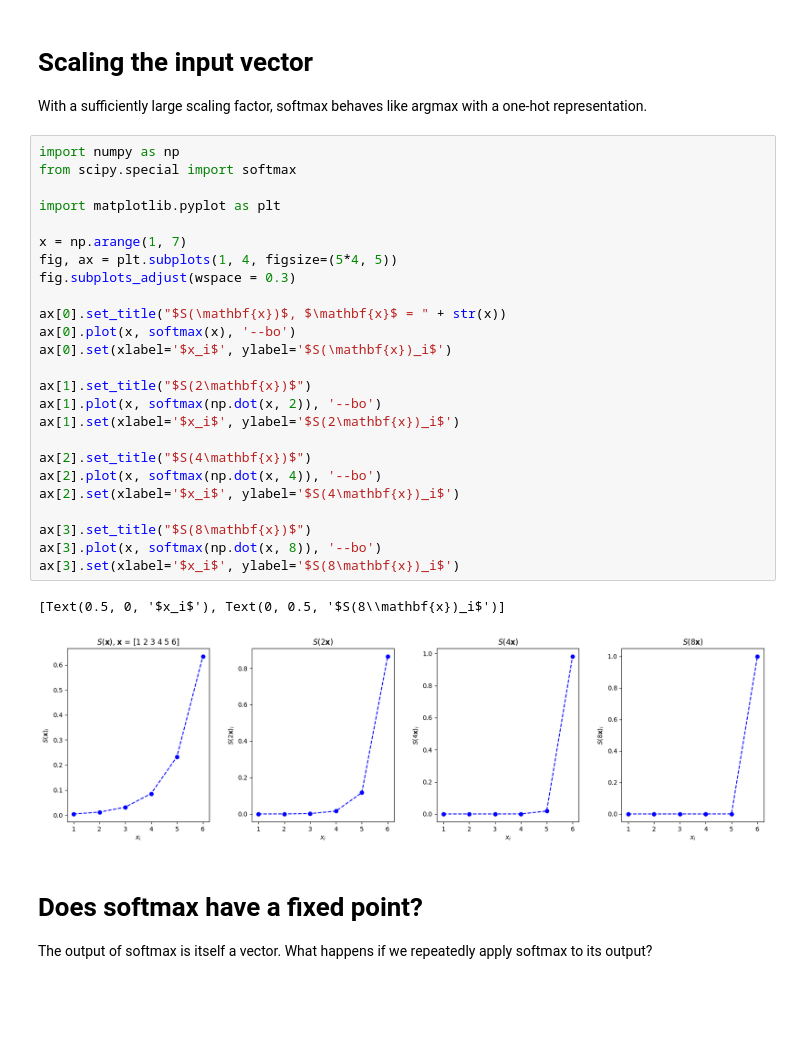
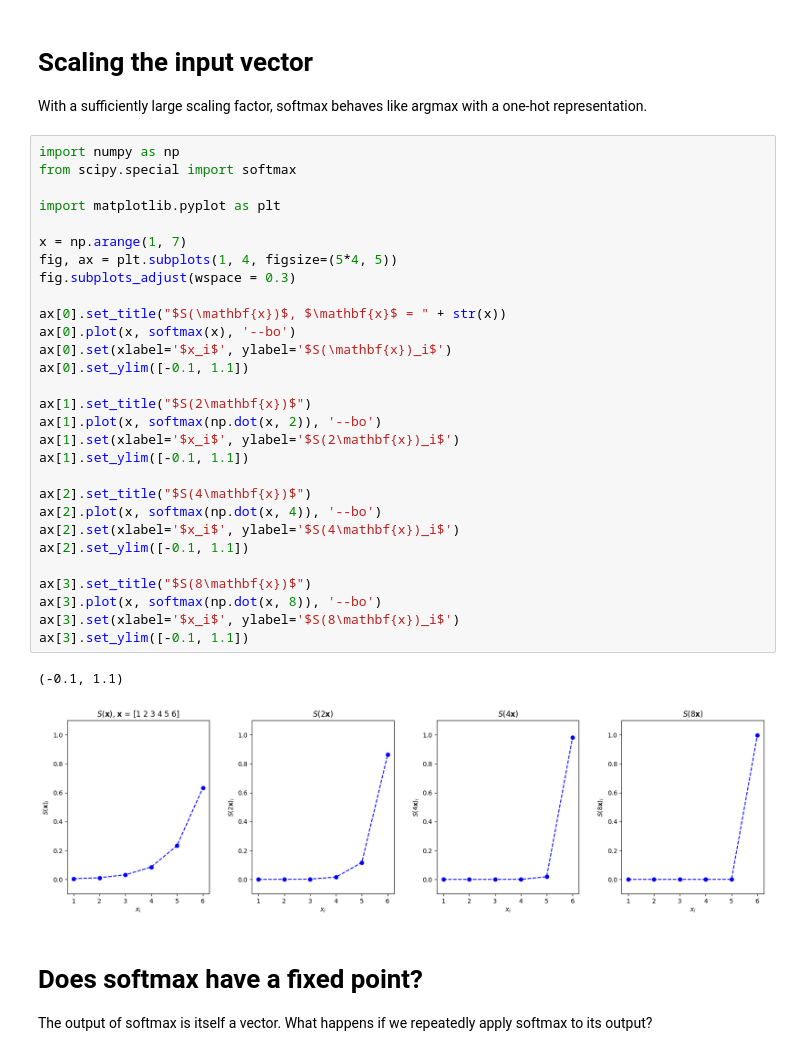
Before and after one commit to rbehjati/softmax, a Jupyter notebook: DissectingSoftmax.ipynb, the cells around one changed output. Saved outputs shown, nothing was run; the diff lists cells and outputs as text; blank space fills up the shorter version.

```diff
--- a/DissectingSoftmax.ipynb
+++ b/DissectingSoftmax.ipynb
@@ -106,31 +106,35 @@ With a sufficiently large scaling factor, softmax behaves like argmax with a one
 # %%
 import numpy as np
 from scipy.special import softmax
 
 import matplotlib.pyplot as plt
 
 x = np.arange(1, 7)
 fig, ax = plt.subplots(1, 4, figsize=(5*4, 5))
 fig.subplots_adjust(wspace = 0.3)
 
 ax[0].set_title("$S(\mathbf{x})$, $\mathbf{x}$ = " + str(x))
 ax[0].plot(x, softmax(x), '--bo')
 ax[0].set(xlabel='$x_i$', ylabel='$S(\mathbf{x})_i$')
+ax[0].set_ylim([-0.1, 1.1])
 
 ax[1].set_title("$S(2\mathbf{x})$")
 ax[1].plot(x, softmax(np.dot(x, 2)), '--bo')
 ax[1].set(xlabel='$x_i$', ylabel='$S(2\mathbf{x})_i$')
+ax[1].set_ylim([-0.1, 1.1])
 
 ax[2].set_title("$S(4\mathbf{x})$")
 ax[2].plot(x, softmax(np.dot(x, 4)), '--bo')
 ax[2].set(xlabel='$x_i$', ylabel='$S(4\mathbf{x})_i$')
+ax[2].set_ylim([-0.1, 1.1])
 
 ax[3].set_title("$S(8\mathbf{x})$")
 ax[3].plot(x, softmax(np.dot(x, 8)), '--bo')
 ax[3].set(xlabel='$x_i$', ylabel='$S(8\mathbf{x})_i$')
+ax[3].set_ylim([-0.1, 1.1])
 # %% [output]
-[Text(0.5, 0, '$x_i$'), Text(0, 0.5, '$S(8\\mathbf{x})_i$')]
+(-0.1, 1.1)
-[figure, old version]
+[figure, new version]
 # %% [markdown]
 # Does softmax have a fixed point?
 
```
Also changed, not shown: parts of 1 cell of this notebook.
